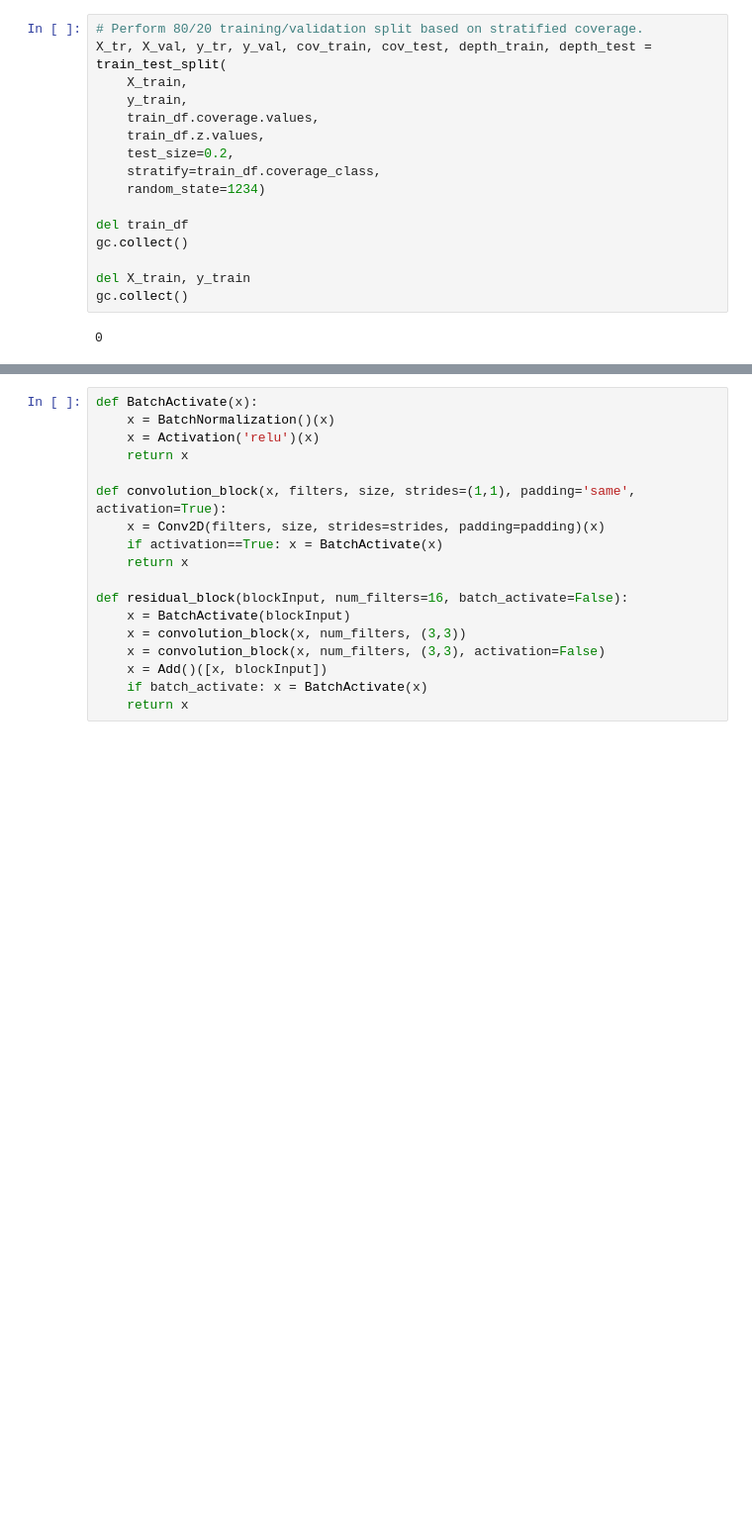
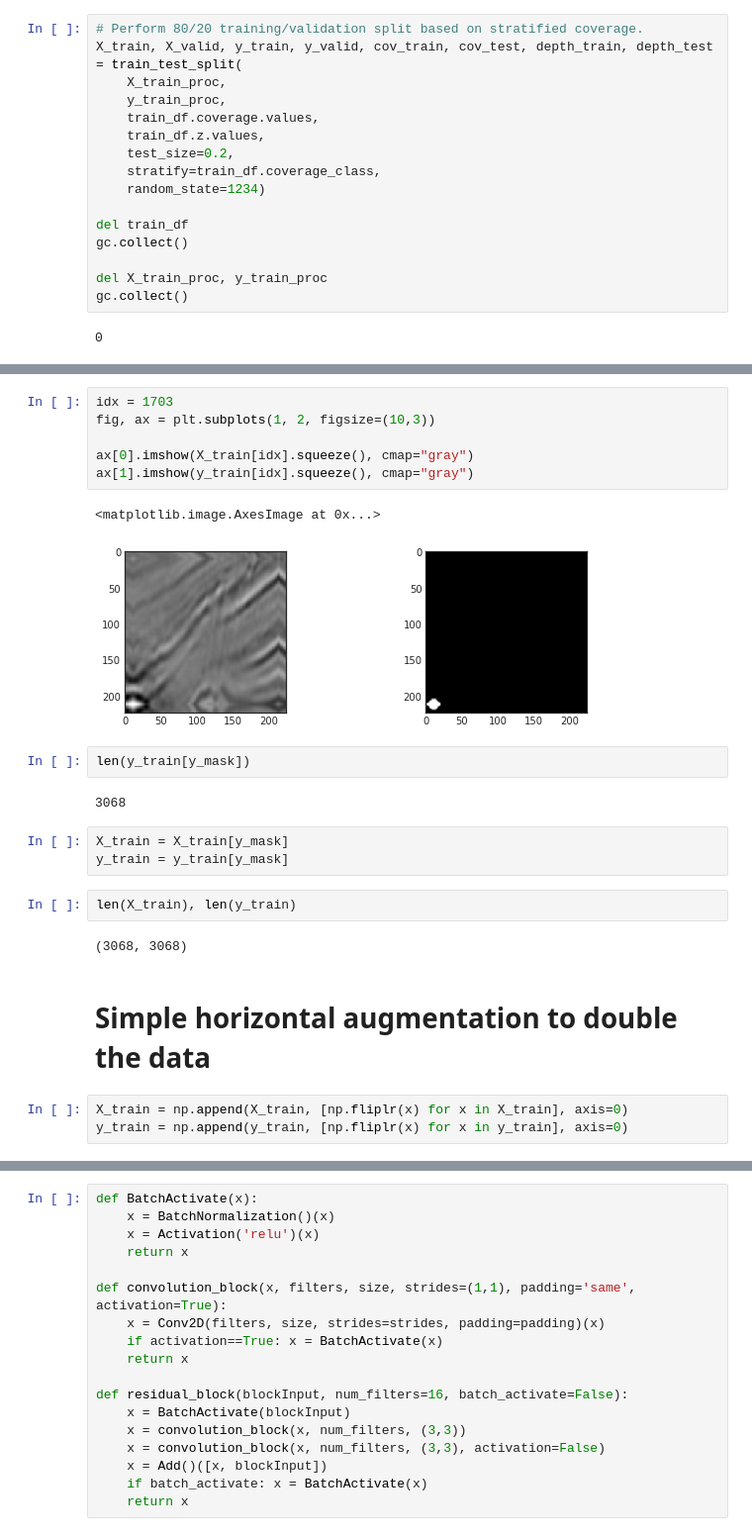
Before and after one commit to szeleeteo/kaggle, a Jupyter notebook: tgs-salt-identification-challenge/unet_v4.ipynb, the cells around one changed output, grey strips where cells are left out. Shown: that part at 99% size. Cells and saved outputs as stored; diff of their text form; blank space fills up the shorter version.

```diff
--- a/tgs-salt-identification-challenge/unet_v4.ipynb
+++ b/tgs-salt-identification-challenge/unet_v4.ipynb
@@ -363,8 +320,8 @@ Text(0.5,1,'2x-scaled image and reflected padding')
 # %%
 # Perform 80/20 training/validation split based on stratified coverage.
-X_tr, X_val, y_tr, y_val, cov_train, cov_test, depth_train, depth_test = train_test_split(
-    X_train,
-    y_train,
+X_train, X_valid, y_train, y_valid, cov_train, cov_test, depth_train, depth_test = train_test_split(
+    X_train_proc,
+    y_train_proc,
     train_df.coverage.values,
     train_df.z.values,
     test_size=0.2,
@@ -374,7 +331,7 @@ X_tr, X_val, y_tr, y_val, cov_train, cov_test, depth_train, depth_test = train_t
 del train_df
 gc.collect()
 
-del X_train, y_train
+del X_train_proc, y_train_proc
 gc.collect()
 # %% [output]
 0
@@ -381 +360,26 @@ gc.collect()
+# %%
+idx = 1703
+fig, ax = plt.subplots(1, 2, figsize=(10,3))
+
+ax[0].imshow(X_train[idx].squeeze(), cmap="gray")
+ax[1].imshow(y_train[idx].squeeze(), cmap="gray")
+# %% [output]
+<matplotlib.image.AxesImage at 0x...>
+[figure, added]
+# %%
+len(y_train[y_mask])
+# %% [output]
+3068
+# %%
+X_train = X_train[y_mask]
+y_train = y_train[y_mask]
+# %%
+len(X_train), len(y_train)
+# %% [output]
+(3068, 3068)
+# %% [markdown]
+# Simple horizontal augmentation to double the data
+# %%
+X_train = np.append(X_train, [np.fliplr(x) for x in X_train], axis=0)
+y_train = np.append(y_train, [np.fliplr(x) for x in y_train], axis=0)
 # %% [markdown]
```
Also changed, not shown: parts of 46 cells of this notebook.
